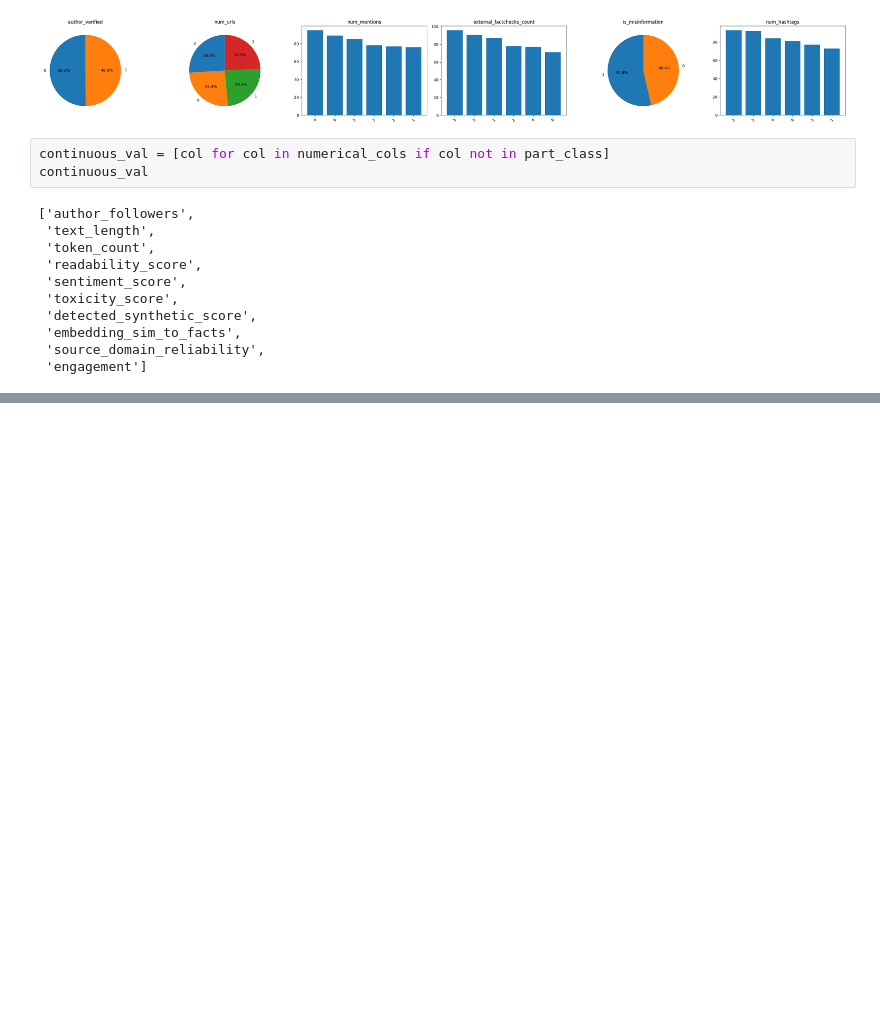
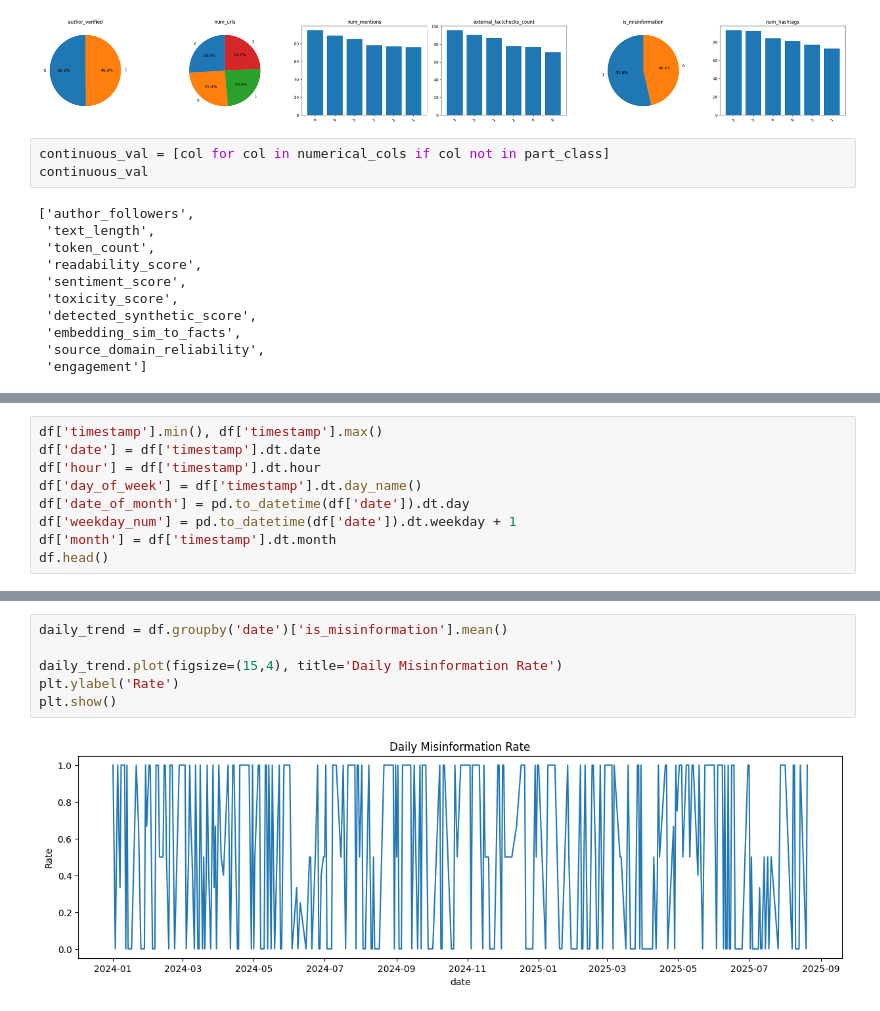
Before and after one commit to OMCHOKSI108/machine-learning-playground, a Jupyter notebook: GENAI-MISSINFORMATION_LOGISTIC_REG/MISSINFORMATION_LOGISTIC_REGRESSION.ipynb, the cells around one changed output, grey strips where cells are left out. Cells and saved outputs as stored; diff of their text form; blank space fills up the shorter version.

```diff
--- a/GENAI-MISSINFORMATION_LOGISTIC_REG/MISSINFORMATION_LOGISTIC_REGRESSION.ipynb
+++ b/GENAI-MISSINFORMATION_LOGISTIC_REG/MISSINFORMATION_LOGISTIC_REGRESSION.ipynb
@@ -239,0 +244,9 @@ plt.show()
+# %%
+df['timestamp'].min(), df['timestamp'].max()
+df['date'] = df['timestamp'].dt.date
+df['hour'] = df['timestamp'].dt.hour
+df['day_of_week'] = df['timestamp'].dt.day_name()
+df['date_of_month'] = pd.to_datetime(df['date']).dt.day
+df['weekday_num'] = pd.to_datetime(df['date']).dt.weekday + 1
+df['month'] = df['timestamp'].dt.month
+df.head()
@@ -239,0 +261,8 @@ plt.show()
+# %%
+daily_trend = df.groupby('date')['is_misinformation'].mean()
+
+daily_trend.plot(figsize=(15,4), title='Daily Misinformation Rate')
+plt.ylabel('Rate')
+plt.show()
+# %% [output]
+[figure, added]
```
Also changed, not shown: parts of 20 cells of this notebook.
